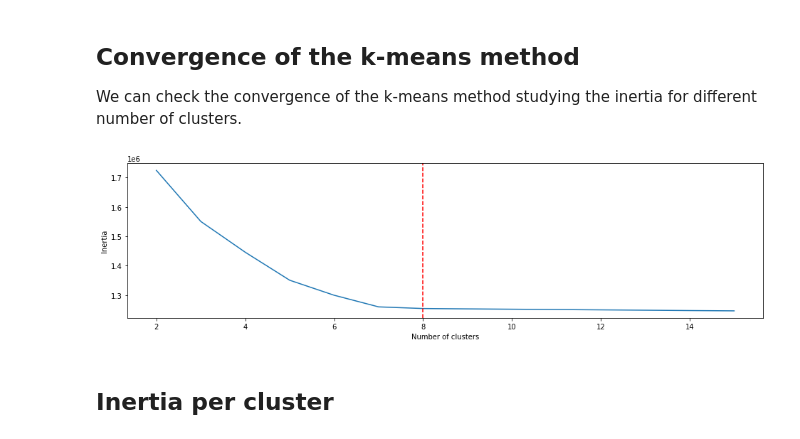
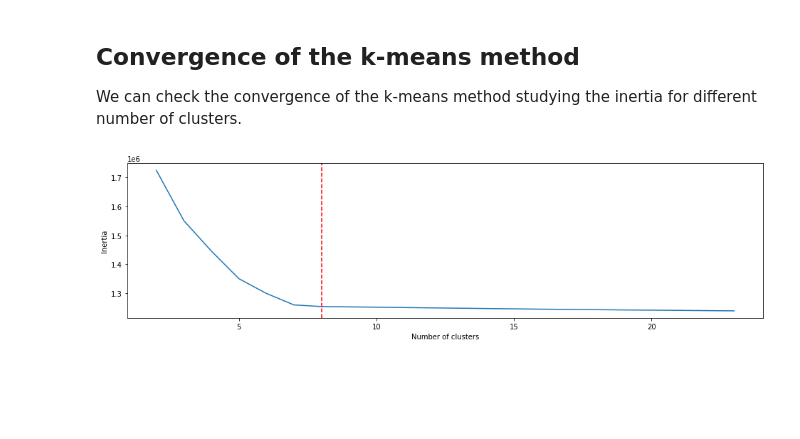
Before and after one commit to dnobrega/DNS, a Jupyter notebook: dnspy/notebooks/k_means_test.ipynb, the cells around one changed output. Drawn from its saved outputs; the diff is of its cells as text; code cells hidden in the pictures; blank space fills up the shorter version.

Commit message:
[ADD][FIX] k_means_test

```diff
--- a/dnspy/notebooks/k_means_test.ipynb
+++ b/dnspy/notebooks/k_means_test.ipynb
@@ -123,7 +125,7 @@ do_pca = True
 if (do_pca):
     n_components = 200
     pca = PCA(n_components=n_components)
-    data_s = pca.fit_transform(data_s)
+    data_f = pca.fit_transform(data_s)
 
     features = range(1,n_components+1)
     fig, axs = plt.subplots(nrows=1, ncols=1, figsize=(16,4),facecolor='white')
@@ -138,6 +140,8 @@ if (do_pca):
                   str(n_components)+' ({0:.2f}%)'.format(100*n_components/nw)+
                   ' of the features: {0:.2f}%'.format(variance_per[-1]))
     plt.show()
+else:
+    data_f = data_s
 # %% [output]
 [figure]
 # %% [markdown]
@@ -154,7 +158,7 @@ random_state = 10  # Determines random number generation for centroid initializa
 
 start  = time.time()
 kmeans = KMeans(init="k-means++", n_clusters=n_clusters,
-                n_init=n_init, random_state=random_state).fit(data_s)
+                n_init=n_init, random_state=random_state).fit(data_f)
 end    = time.time()
 print('Time used by KMeans: {0:.3} s'.format(end - start))
 # %% [output]
@@ -248,24 +296,25 @@ plt.show()
 ## Convergence of the k-means method
 We can check the convergence of the k-means method studying the inertia for different number of clusters.
 # %%
-n_test_clusters=n_clusters*2
-sse={}
+do_convergence=True
 
-for k in range(2,n_test_clusters):
-    temp   = KMeans(n_clusters=k,
-                    n_init=n_init, random_state=random_state).fit(data_s)
-    sse[k] = temp.inertia_
-    slabel = temp.labels_
-    sse_x  = np.array(list(sse.keys()))
-    sse_y  = np.array(list(sse.values()))
+if (do_convergence):
+    n_test_clusters=n_clusters*3
+    sse={}
 
-fig, axs = plt.subplots(1, 1,figsize=(16,4),facecolor='white')
-axs.plot(sse_x,sse_y)
-axs.axvline(n_clusters, color='r', linestyle='--')
-axs.set_xlabel("Number of clusters")
-axs.set_ylabel("Inertia")
-plt.show()
+    for k in tqdm_notebook(range(2,n_test_clusters)):
+        temp   = KMeans(init="k-means++", n_clusters=k,
+                        n_init=n_init, random_state=random_state).fit(data_f)
+        sse[k] = temp.inertia_
+        slabel = temp.labels_
+        sse_x  = np.array(list(sse.keys()))
+        sse_y  = np.array(list(sse.values()))
+
+    fig, axs = plt.subplots(1, 1,figsize=(16,4),facecolor='white')
+    axs.plot(sse_x,sse_y)
+    axs.axvline(n_clusters, color='r', linestyle='--')
+    axs.set_xlabel("Number of clusters")
+    axs.set_ylabel("Inertia")
+    plt.show()
 # %% [output]
-[figure, old version]
+[figure, new version]
-# %% [markdown]
-## Inertia per cluster
```
Also changed, not shown: parts of 7 cells of this notebook.
